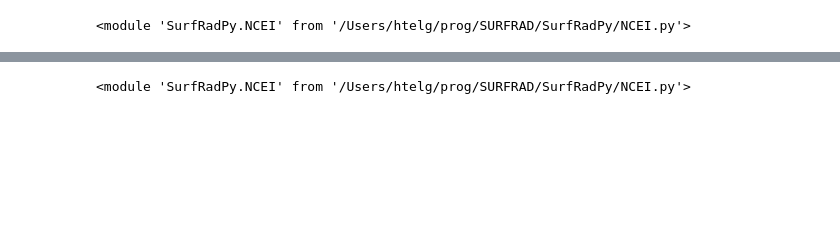
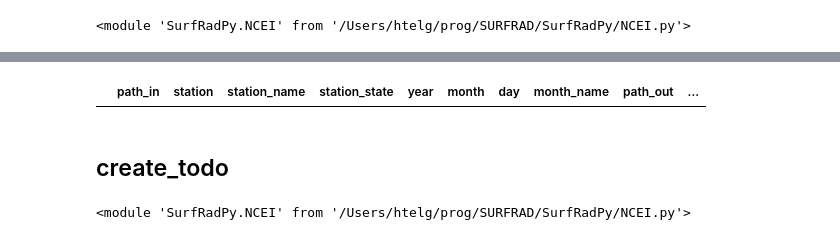
Before and after one commit to hagne/SURFRAD, a Jupyter notebook: notebooks/netCDF_structure.ipynb, the cells around one changed output, grey strips where cells are left out. Cells and saved outputs as stored; diff of their text form; code cells hidden in the pictures; blank space fills up the shorter version.

```diff
--- a/notebooks/netCDF_structure.ipynb
+++ b/notebooks/netCDF_structure.ipynb
@@ -56,0 +35,13 @@ from pathlib import Path
+# %%
+df = ncei.qcrad2ncei('/Users/htelg/data/SURFRAD/qcrad_v3/',
+                '/Users/htelg/data/SURFRAD/NCEI/',
+                '/Users/htelg/data/SURFRAD/NCEI_tar/',
+                station_abb='dra',
+                year=None,
+                month=None,
+                overwrite=False,
+                do_qcrad2nc=True,
+                do_tar=True,
+                do_manifest=True,
+                test=True,
+                verbose=False)
@@ -57,3 +66,9 @@ from pathlib import Path
+# %%
+df[df.do_process]
+# %% [output]
+|  | path_in | station | station_name | station_state | year | month | day | month_name | path_out | ... |
+# %% [markdown]
+## create_todo
 # %%
 reload(ncei)
 # %% [output]
```
Also changed, not shown: parts of 59 cells of this notebook, 1 other file.
